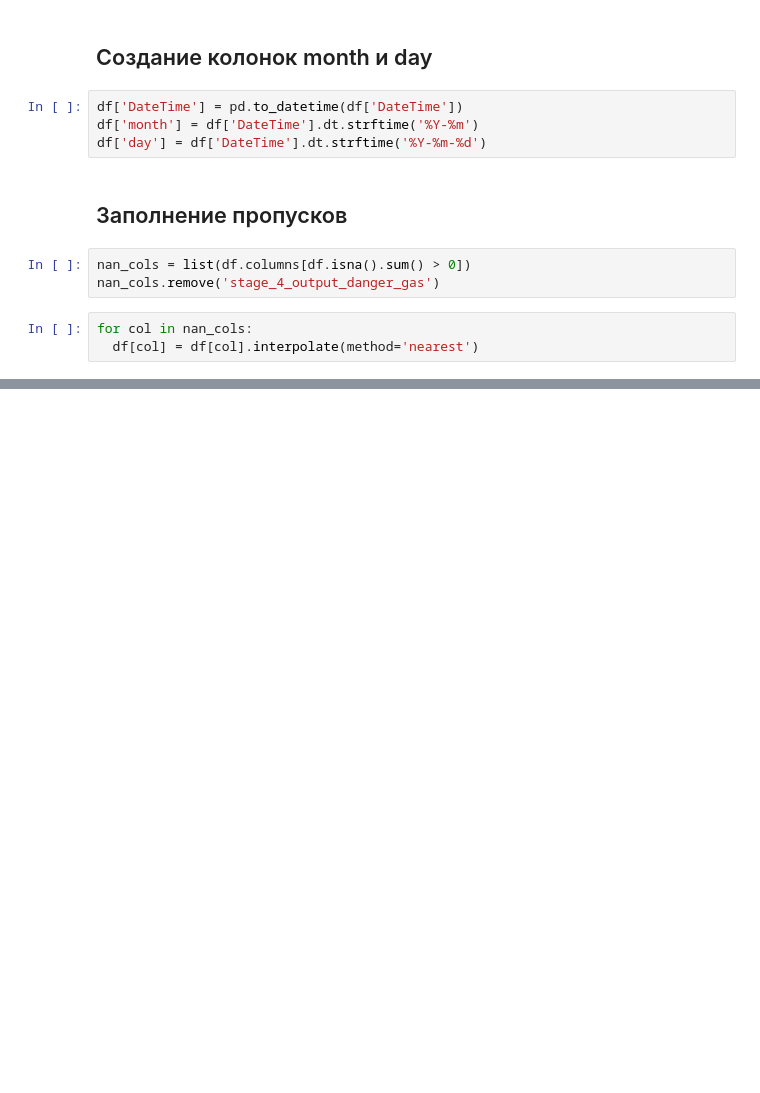
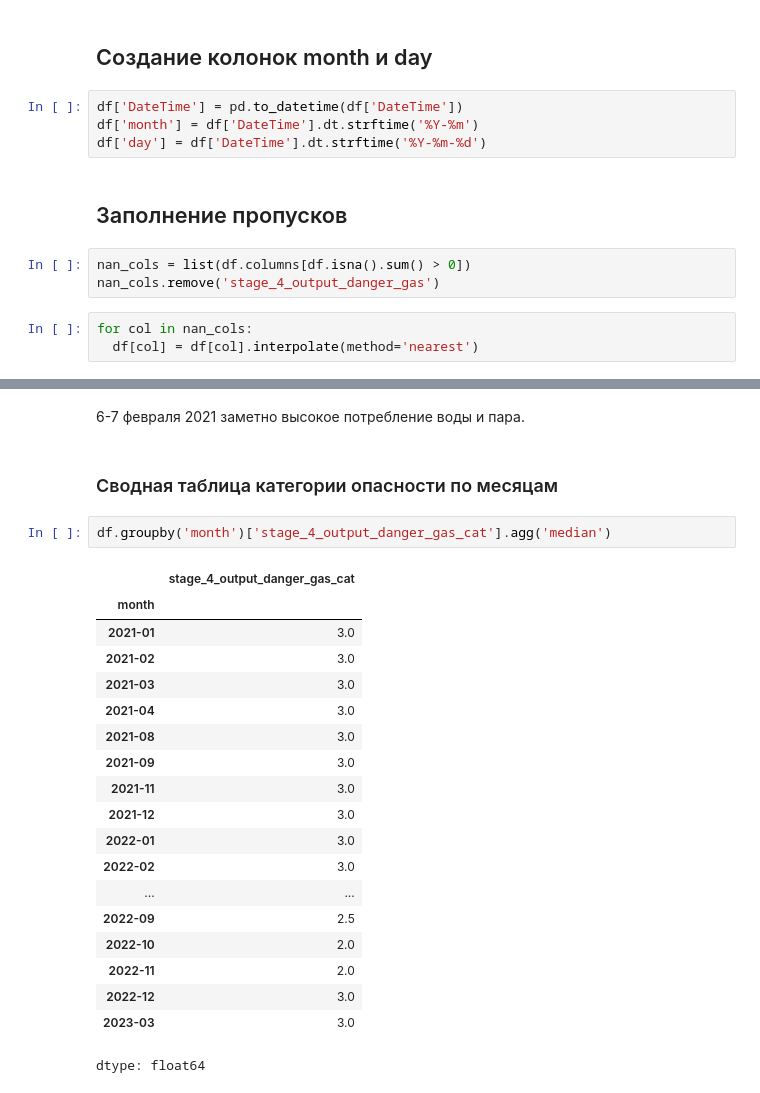
Before and after one commit to alinkalina/ad-ecology-project, a Jupyter notebook: project.ipynb, the cells around one changed output, grey strips where cells are left out. Cells and saved outputs as stored; diff of their text form; blank space fills up the shorter version.

```diff
--- a/project.ipynb
+++ b/project.ipynb
@@ -44,0 +97,26 @@ for col in nan_cols:
+# %% [markdown]
+6-7 февраля 2021 заметно высокое потребление воды и пара.
+# %% [markdown]
+### Сводная таблица категории опасности по месяцам
+# %%
+df.groupby('month')['stage_4_output_danger_gas_cat'].agg('median')
+# %% [output]
+|  | stage_4_output_danger_gas_cat |
+| month |  |
+| 2021-01 | 3.0 |
+| 2021-02 | 3.0 |
+| 2021-03 | 3.0 |
+| 2021-04 | 3.0 |
+| 2021-08 | 3.0 |
+| 2021-09 | 3.0 |
+| 2021-11 | 3.0 |
+| 2021-12 | 3.0 |
+| 2022-01 | 3.0 |
+| 2022-02 | 3.0 |
+| ... | ... |
+| 2022-09 | 2.5 |
+| 2022-10 | 2.0 |
+| 2022-11 | 2.0 |
+| 2022-12 | 3.0 |
+| 2023-03 | 3.0 |
+dtype: float64
```
Also changed, not shown: parts of 19 cells of this notebook.
